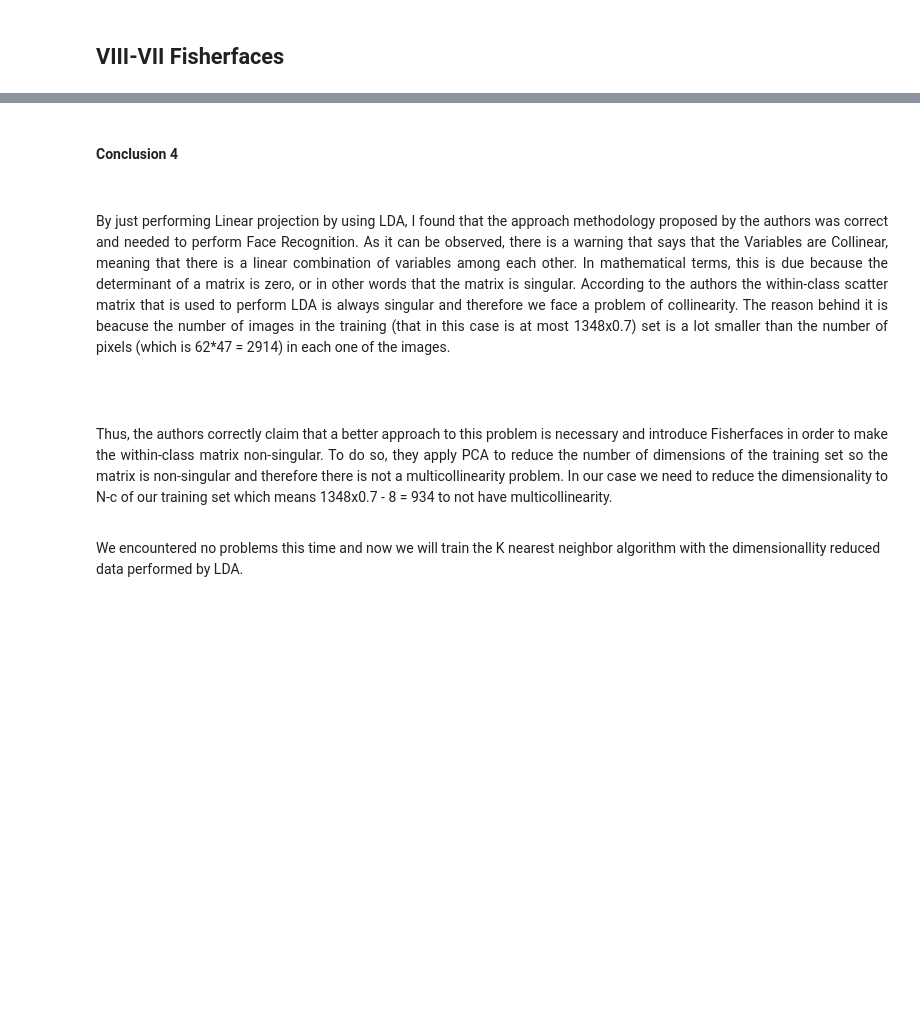
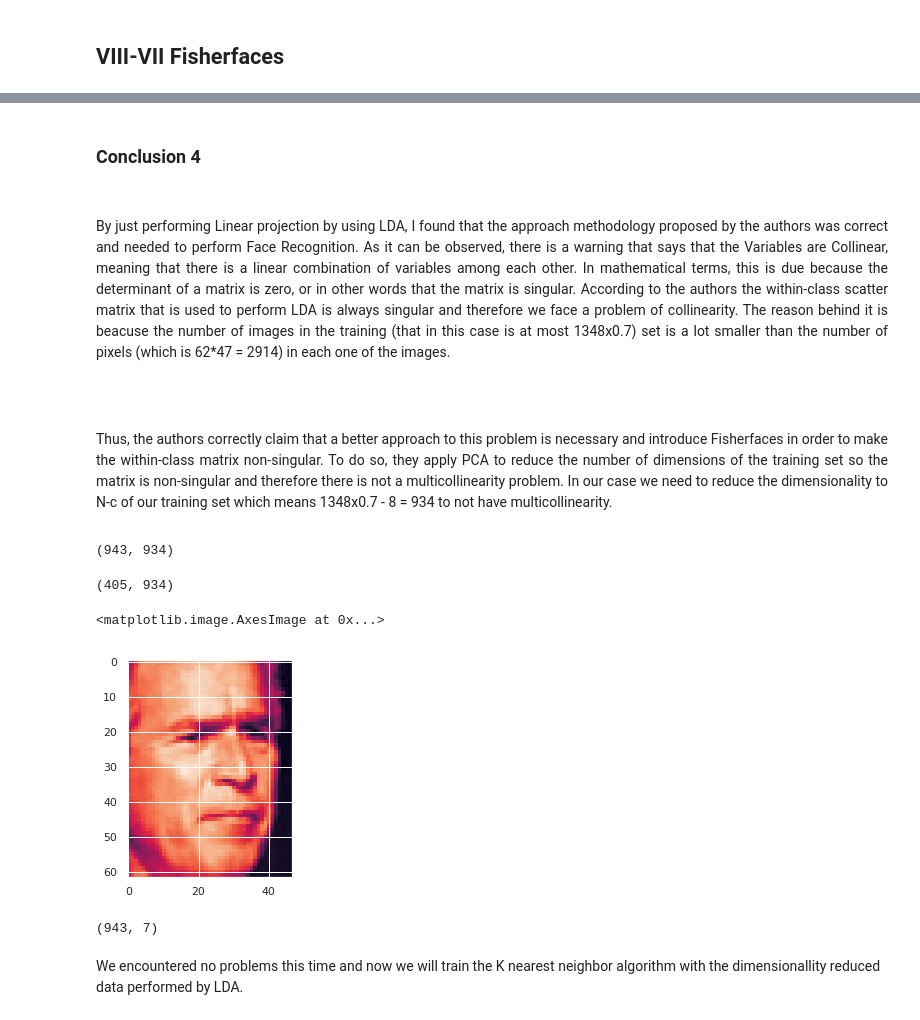
Before and after one commit to carloscarvajal1cc/Eigenfaces-vs-Fisherfaces-for-Face-recognition, a Jupyter notebook: FaceRecognition.ipynb, the cells around one changed output, grey strips where cells are left out. Drawn from its saved outputs; the diff is of its cells as text; code cells hidden in the pictures; blank space fills up the shorter version.

```diff
--- a/FaceRecognition.ipynb
+++ b/FaceRecognition.ipynb
@@ -790,5 +791,5 @@ done in 1.850s
 # %% [markdown]
-#### Conclusion 4
+### Conclusion 4
 
 <br><p align="justify">By just performing Linear projection by using LDA, I found that the approach methodology proposed by the authors was correct and needed to perform Face Recognition. As it can be observed, there is a warning that says that the Variables are Collinear, meaning that there is a linear combination of variables among each other. In mathematical terms, this is due because the determinant of a matrix is zero, or in other words that the matrix is singular.
 According to the authors the within-class scatter matrix that is used to perform LDA is always singular and therefore we face a problem of collinearity. The reason behind it is beacuse the number of images in the training (that in this case is at most 1348x0.7) set is a lot smaller than the number of pixels (which is 62*47 = 2914) in each one of the images.
@@ -797,11 +805,29 @@ According to the authors the within-class scatter matrix that is used to perform
 # %%
+n_components = 934
+
+pca = PCA(n_components= n_components, svd_solver='randomized',
+          whiten=True)
+pca.fit(X_train)
 
 
-pca = PCA(n_components= 934, svd_solver='randomized',
-          whiten=True).fit(X_train)
 
 eigenfaces = pca.components_.reshape((n_components, h, w))
 
-X_train_pca = pca.transform(X_train)
+X_train_pca = pca.fit_transform(X_train)
 X_test_pca = pca.transform(X_test)
+# %%
+X_train_pca.shape
+# %% [output]
+(943, 934)
+# %%
+X_test_pca.shape
+# %% [output]
+(405, 934)
+# %%
+projected = pca.inverse_transform(X_train_pca)
+
+plt.imshow(projected[300].reshape(62,47))
+# %% [output]
+<matplotlib.image.AxesImage at 0x...>
+[figure, added]
 # %%
@@ -810,5 +837,9 @@ lda = LDA(n_components = 7, priors=None, shrinkage=None,
 X_train_lda = lda.fit_transform(X_train_pca,y_train)
 X_test_lda = lda.transform(X_test_pca)
+# %%
+X_train_lda.shape
+# %% [output]
+(943, 7)
 # %% [markdown]
 We encountered no problems this time and now we will train the K nearest neighbor algorithm with the dimensionallity reduced data performed by LDA.
 # %%
```
Also changed, not shown: parts of 24 cells of this notebook.
